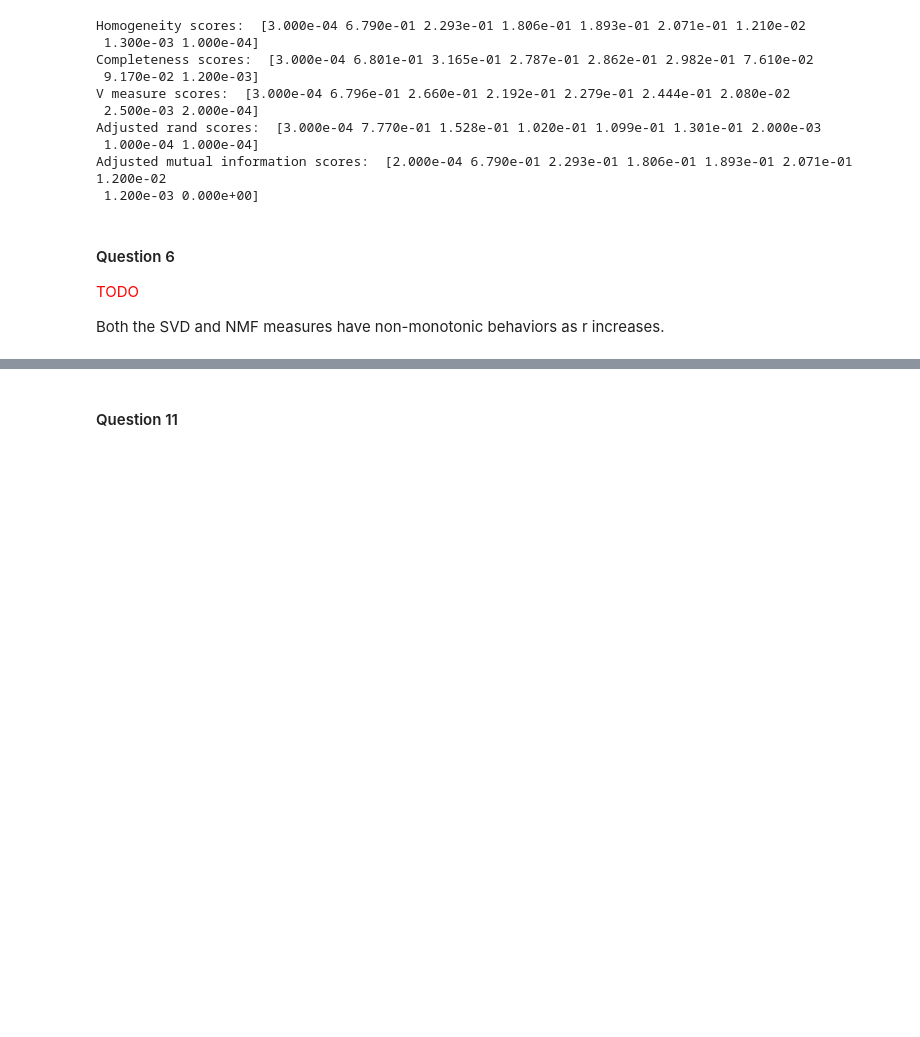
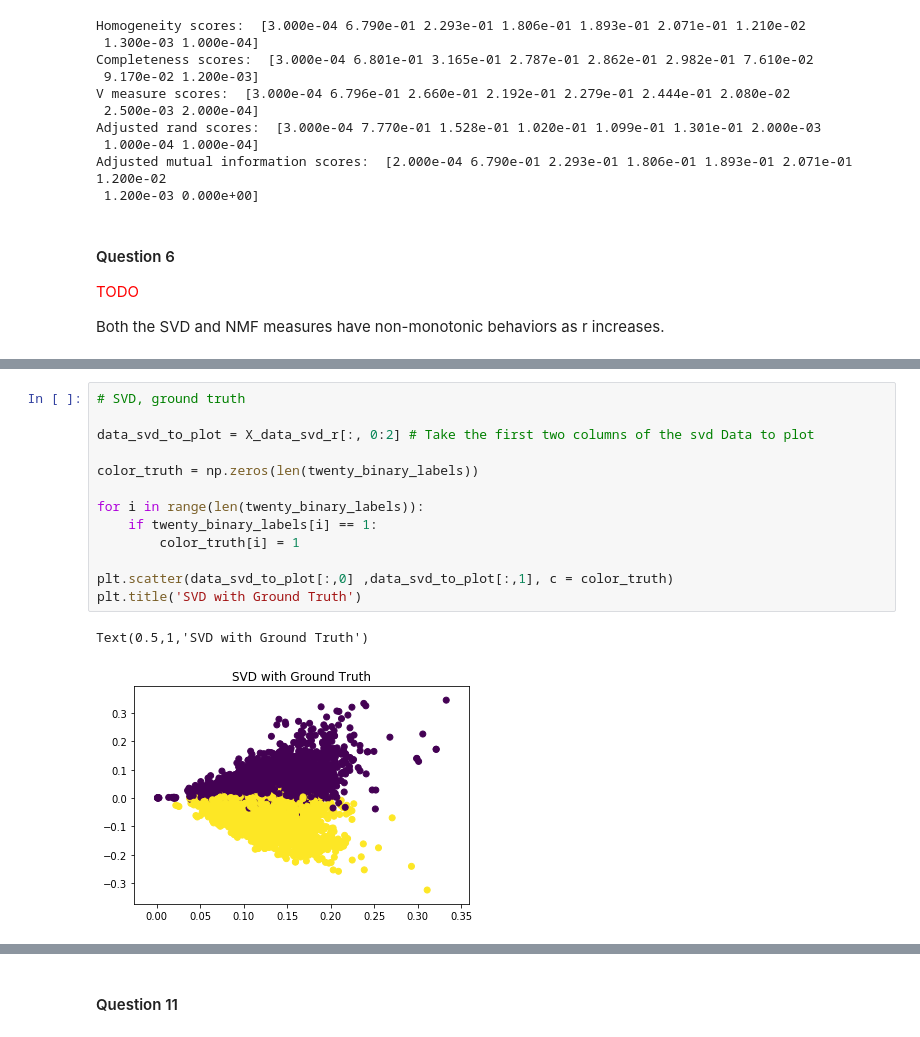
Before and after one commit to 219Winter2019adjz/Project2, a Jupyter notebook: Proj2.ipynb, the cells around one changed output, grey strips where cells are left out. Saved outputs shown, nothing was run; the diff lists cells and outputs as text; blank space fills up the shorter version.

```diff
--- a/Proj2.ipynb
+++ b/Proj2.ipynb
@@ -293,0 +305,16 @@ Both the SVD and NMF measures have non-monotonic behaviors as r increases.
+# %%
+# SVD, ground truth
+
+data_svd_to_plot = X_data_svd_r[:, 0:2] # Take the first two columns of the svd Data to plot
+
+color_truth = np.zeros(len(twenty_binary_labels))
+
+for i in range(len(twenty_binary_labels)):
+    if twenty_binary_labels[i] == 1:
+        color_truth[i] = 1
+
+plt.scatter(data_svd_to_plot[:,0] ,data_svd_to_plot[:,1], c = color_truth)
+plt.title('SVD with Ground Truth')
+# %% [output]
+Text(0.5,1,'SVD with Ground Truth')
+[figure, added]
```
Also changed, not shown: parts of 20 cells of this notebook.
